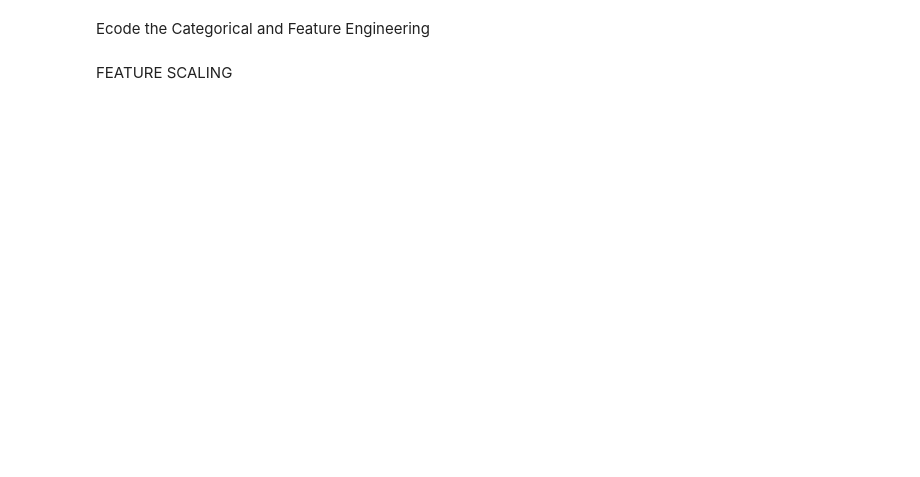
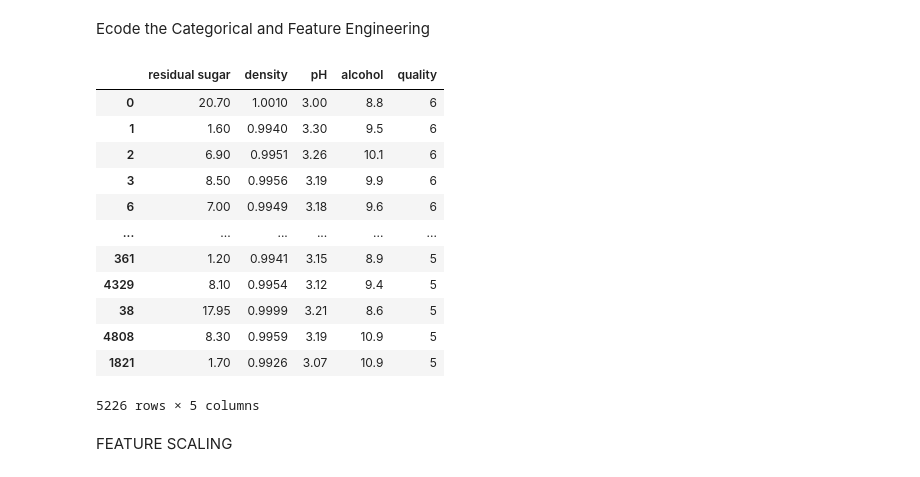
Before and after one commit to The-DigitalAcademy/Machine_learning, a Jupyter notebook: whitewine.ipynb, the cells around one changed output. Saved outputs shown, nothing was run; the diff lists cells and outputs as text; code cells hidden in the pictures; blank space fills up the shorter version.

```diff
--- a/whitewine.ipynb
+++ b/whitewine.ipynb
@@ -254,4 +281,20 @@ X = my_wine.drop(columns=['wine quality','pH','density','quality'])
 y = my_wine['wine quality']
+# %%
+X
+# %% [output]
+|  | residual sugar | density | pH | alcohol | quality |
+| 0 | 20.70 | 1.0010 | 3.00 | 8.8 | 6 |
+| 1 | 1.60 | 0.9940 | 3.30 | 9.5 | 6 |
+| 2 | 6.90 | 0.9951 | 3.26 | 10.1 | 6 |
+| 3 | 8.50 | 0.9956 | 3.19 | 9.9 | 6 |
+| 6 | 7.00 | 0.9949 | 3.18 | 9.6 | 6 |
+| ... | ... | ... | ... | ... | ... |
+| 361 | 1.20 | 0.9941 | 3.15 | 8.9 | 5 |
+| 4329 | 8.10 | 0.9954 | 3.12 | 9.4 | 5 |
+| 38 | 17.95 | 0.9999 | 3.21 | 8.6 | 5 |
+| 4808 | 8.30 | 0.9959 | 3.19 | 10.9 | 5 |
+| 1821 | 1.70 | 0.9926 | 3.07 | 10.9 | 5 |
+5226 rows × 5 columns
 # %% [markdown]
 FEATURE SCALING
 # %%
```
Also changed, not shown: parts of 15 cells of this notebook, 1 other file.
